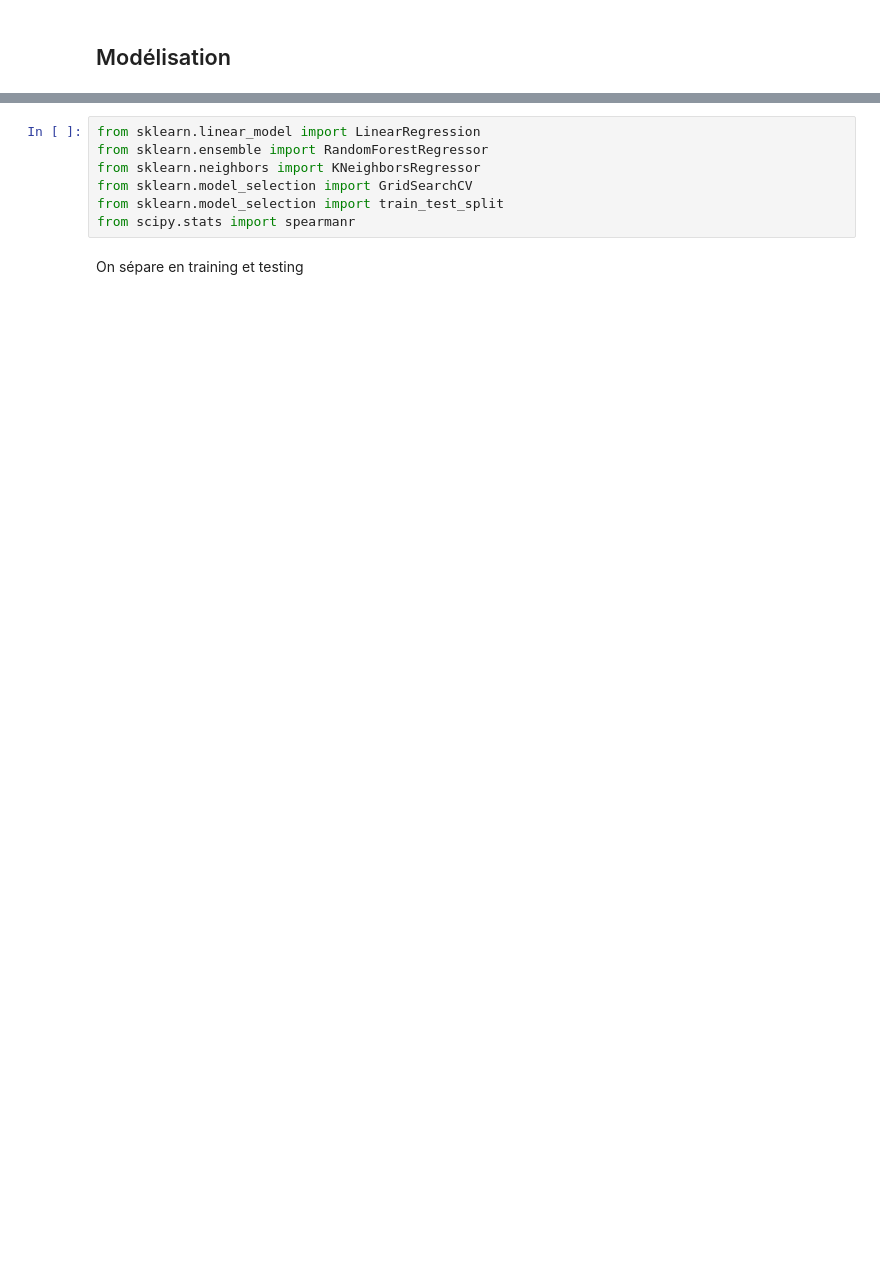
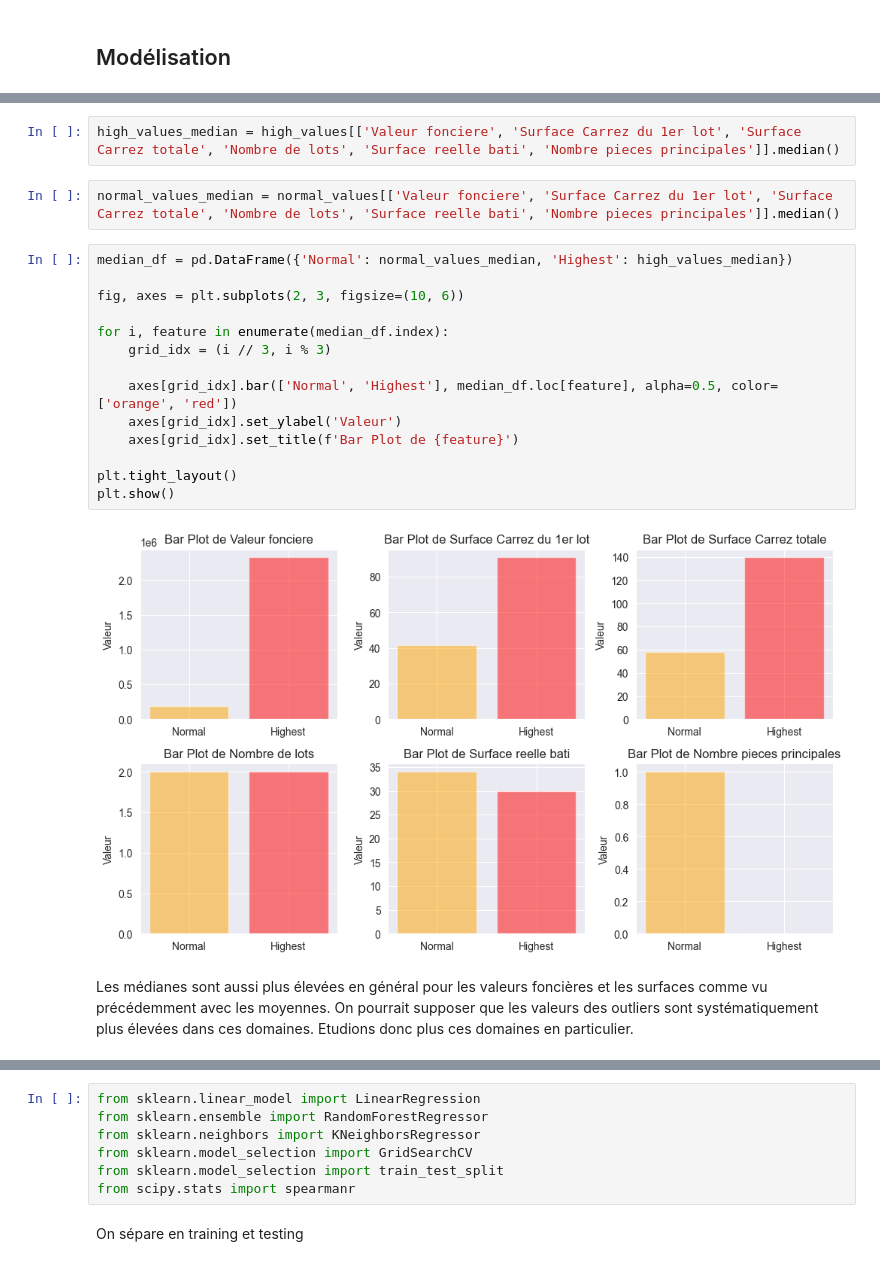
Before and after one commit to JZhg02/MasterCamp, a Jupyter notebook: nicolas copy.ipynb, the cells around one changed output, grey strips where cells are left out. Drawn from its saved outputs; the diff is of its cells as text; blank space fills up the shorter version.

```diff
--- a/nicolas copy.ipynb
+++ b/nicolas copy.ipynb
@@ -454,0 +569,22 @@ fig.show()
+# %%
+high_values_median = high_values[['Valeur fonciere', 'Surface Carrez du 1er lot', 'Surface Carrez totale', 'Nombre de lots', 'Surface reelle bati', 'Nombre pieces principales']].median()
+# %%
+normal_values_median = normal_values[['Valeur fonciere', 'Surface Carrez du 1er lot', 'Surface Carrez totale', 'Nombre de lots', 'Surface reelle bati', 'Nombre pieces principales']].median()
+# %%
+median_df = pd.DataFrame({'Normal': normal_values_median, 'Highest': high_values_median})
+
+fig, axes = plt.subplots(2, 3, figsize=(10, 6))
+
+for i, feature in enumerate(median_df.index):
+    grid_idx = (i // 3, i % 3)
+
+    axes[grid_idx].bar(['Normal', 'Highest'], median_df.loc[feature], alpha=0.5, color=['orange', 'red'])
+    axes[grid_idx].set_ylabel('Valeur')
+    axes[grid_idx].set_title(f'Bar Plot de {feature}')
+
+plt.tight_layout()
+plt.show()
+# %% [output]
+[figure, added]
+# %% [markdown]
+Les médianes sont aussi plus élevées en général pour les valeurs foncières et les surfaces comme vu précédemment avec les moyennes. On pourrait supposer que les valeurs des outliers sont systématiquement plus élevées dans ces domaines. Etudions donc plus ces domaines en particulier.
```
Also changed, not shown: parts of 60 cells of this notebook.
